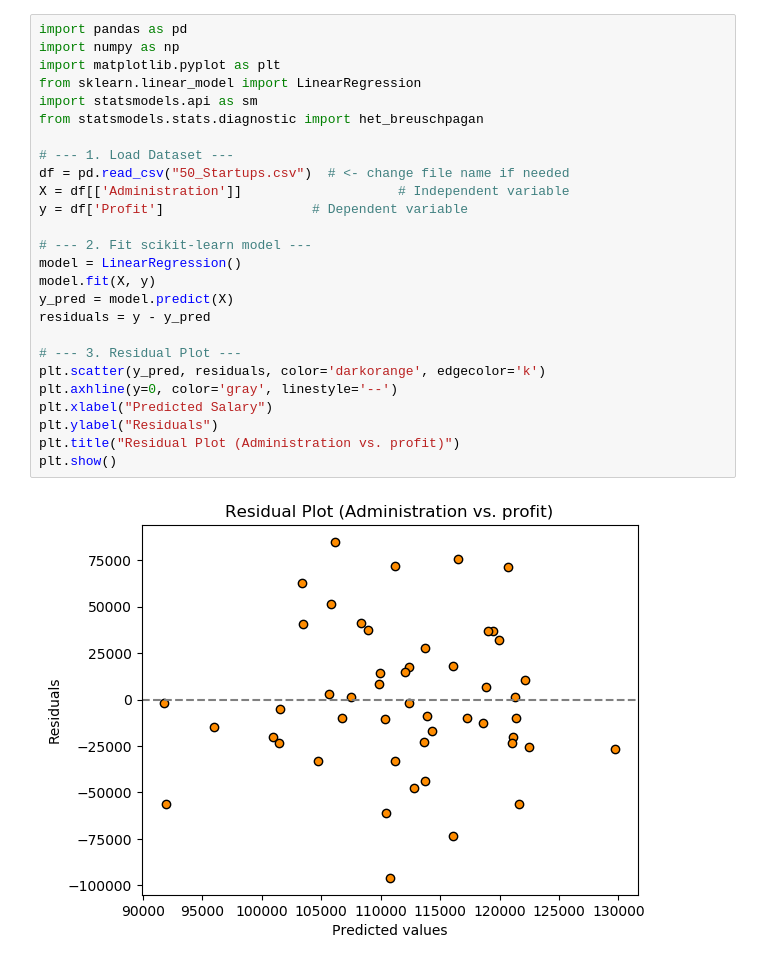
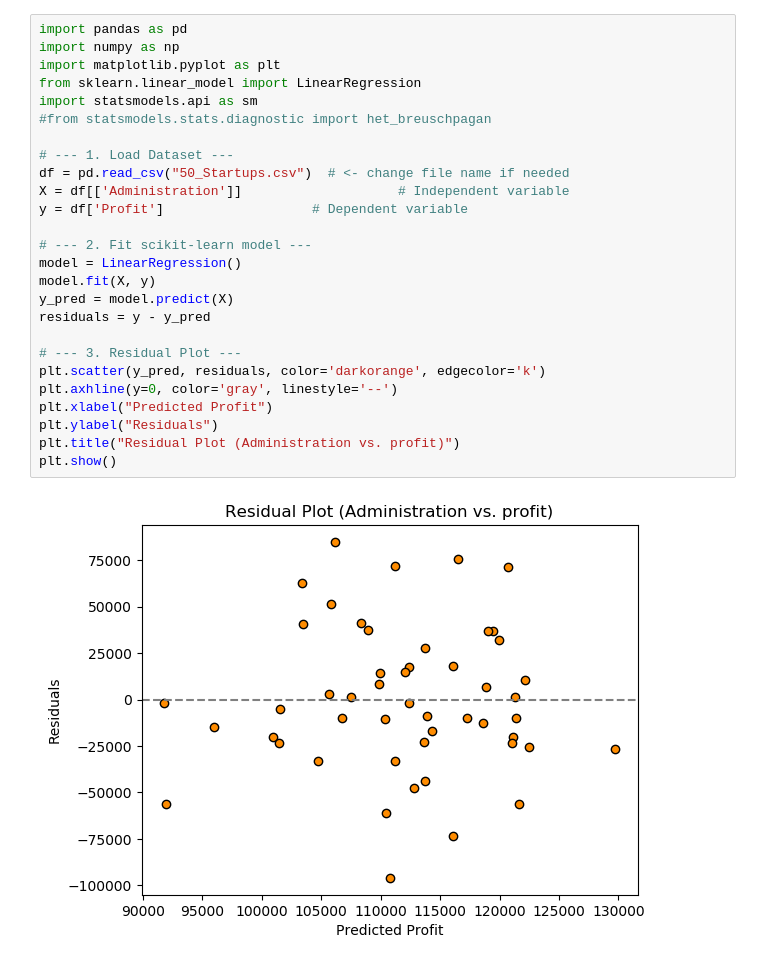
Before and after one commit to LakshmiMeyyappan/Datascience, a Jupyter notebook: Homo&Hetro.ipynb, the cells around one changed output. Drawn from its saved outputs; the diff is of its cells as text.

```diff
--- a/Homo&Hetro.ipynb
+++ b/Homo&Hetro.ipynb
@@ -1,28 +1,28 @@
 # %%
 import pandas as pd
 import numpy as np
 import matplotlib.pyplot as plt
 from sklearn.linear_model import LinearRegression
 import statsmodels.api as sm
-from statsmodels.stats.diagnostic import het_breuschpagan
+#from statsmodels.stats.diagnostic import het_breuschpagan
 
 # --- 1. Load Dataset ---
 df = pd.read_csv("50_Startups.csv")  # <- change file name if needed
 X = df[['Administration']]                    # Independent variable
 y = df['Profit']                   # Dependent variable
 
 # --- 2. Fit scikit-learn model ---
 model = LinearRegression()
 model.fit(X, y)
 y_pred = model.predict(X)
 residuals = y - y_pred
 
 # --- 3. Residual Plot ---
 plt.scatter(y_pred, residuals, color='darkorange', edgecolor='k')
 plt.axhline(y=0, color='gray', linestyle='--')
-plt.xlabel("Predicted Salary")
+plt.xlabel("Predicted Profit")
 plt.ylabel("Residuals")
 plt.title("Residual Plot (Administration vs. profit)")
 plt.show()
 # %% [output]
-[figure, old version]
+[figure, new version]
```
